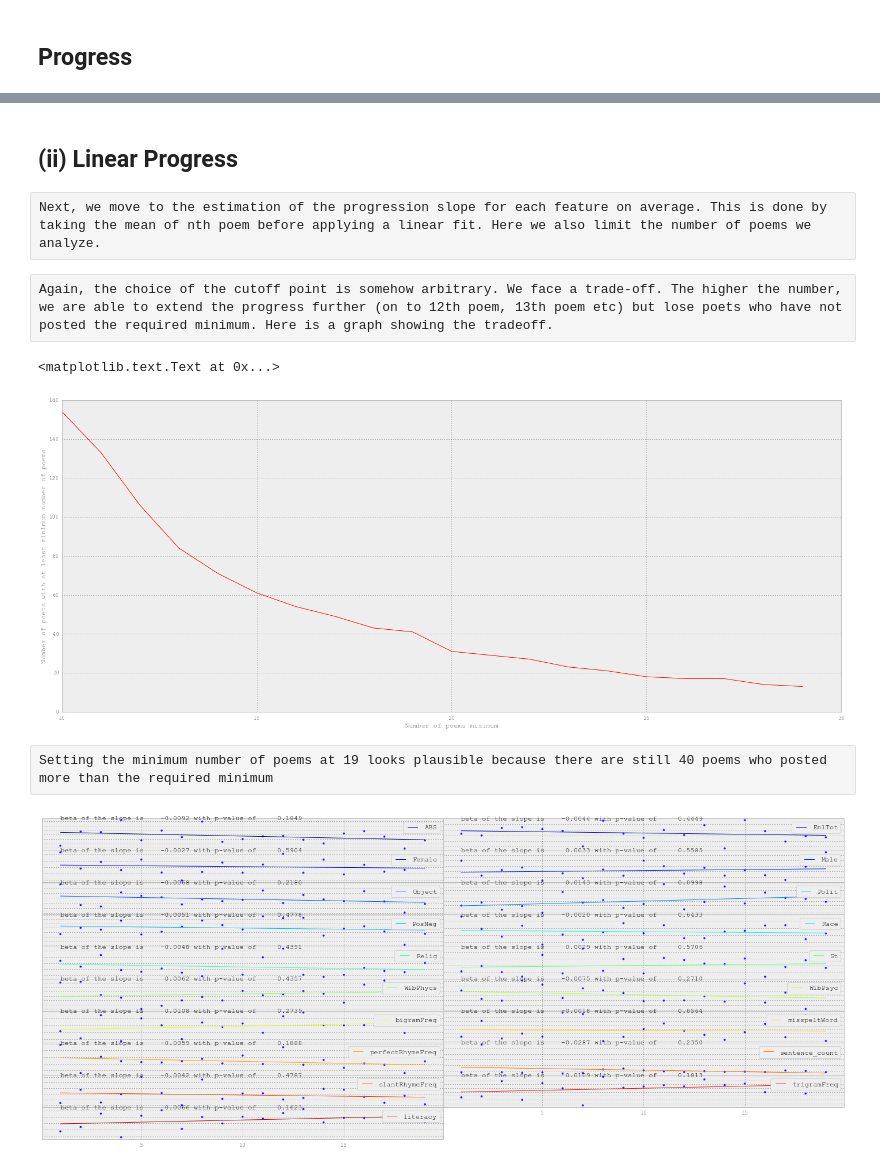
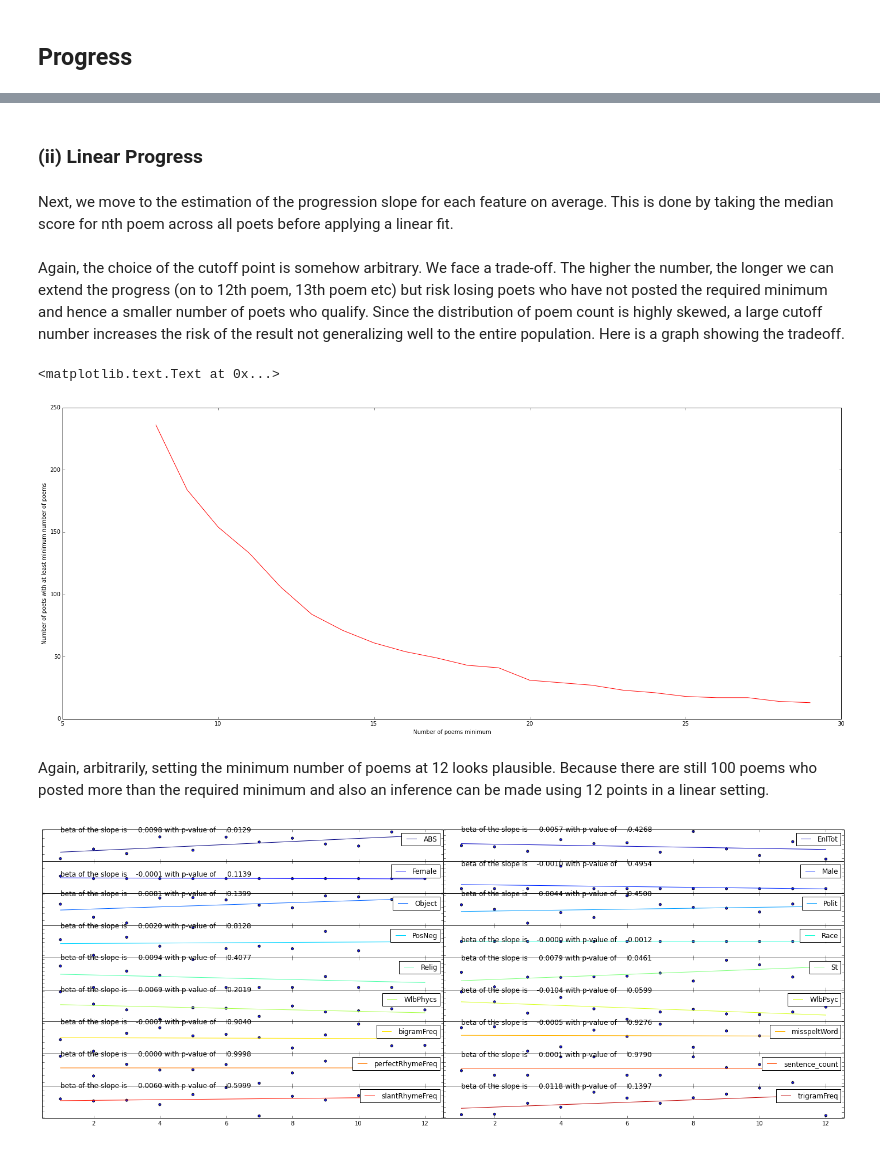
Before and after one commit to SumAllFoundation/powerpoetry, a Jupyter notebook: Powerpoetry Analysis.ipynb, the cells around one changed output, grey strips where cells are left out. Drawn from its saved outputs; the diff is of its cells as text; code cells hidden in the pictures.

Commit message:
updated analysis

```diff
--- a/Powerpoetry Analysis.ipynb
+++ b/Powerpoetry Analysis.ipynb
@@ -75,9 +101,8 @@ Initially we create post count for each user by controlling the dump behaviour w
 # %%
 #Daily Period Index
-dt = [datetime.utcfromtimestamp(poetry_features.created.iloc[n]) for n,line in enumerate(poetry_features.created)]
 poetry_features['periodindex'] = pd.PeriodIndex([pd.Period(d,'D') for d in dt])
 
-#Group By UID and PeriodIndex. Take the Mean to take into account dumping behavior.
+#Group By user id and PeriodIndex. Take the Mean to take into account dumping behavior.
 grouped = poetry_features.groupby(['uid','periodindex']).aggregate(np.mean).sort_index()
 ut = grouped.index
 
@@ -85,7 +110,8 @@ ut = grouped.index
 count_ = pd.DataFrame(grouped.index.tolist())[0].value_counts().sort_index()
 count = [i+1 for user,x in count_.iteritems() for i in range(x)]
 
-#Create indexes with user id, period and poem number.
+#Create indexes with user id, period and poem number to be used later in the analysis>
+
 nix = [(u[0],u[1],c)for c,u in zip(count,ut)]
 nth =  [x[2] for x in nix]
 uids = [x_[0] for x_ in nix]
@@ -93,12 +119,12 @@ uids = [x_[0] for x_ in nix]
 grouped.index = uids #Change the index to user IDs.
 
 
-#Little function to clean nonrequired columns and admin uids.
+#Clean nonrequired columns and admin uids.
 def clean(df):
 	#Clean. #Drop User == 1 and 0 and 4. These users represent admin.
 	try:
 		df = df.drop(['created','nid'],axis=1)
-		#df = df.drop([(0,),(1,),(4,)])
+		df = df.drop([(0,),(1,),(4,)])
 	except:
 		pass
 	return df
@@ -194,9 +250,6 @@ def seasoned(cut,nix,grouped):
 	unique_uids = np.unique([i[0] for i in ix])
 	unique_nids = [ix_[2] for ix_ in nix if ix_[0] in unique_uids] #All the nids for seasoned
 	features_ = grouped.loc[unique_uids] #Feature set for seasoned poets.
-	'Add literacy feature as a combination of ngrams and misspelt word frequencies'
-	literacy_columns = ['bigramFreq','trigramFreq','misspeltWord']
-	features_['literacy'] = features_[literacy_columns].mean(axis=1)
 	#print len(unique_uids)
 	return(features_, unique_nids, unique_uids)
 
@@ -214,9 +267,9 @@ def distribution_betas(seasoned_poets,unique_uids):
 			X = arange(len(score))+1
 			X = sm.add_constant(X)
 			res = sm.OLS(y,X).fit() #OLS
-			if x < 1: #Show for the first user
-				print feature, uid
-				print res.summary()
+			#if x < 1: #Show for the first user
+			#	print feature, uid
+			#	print res.summary()
 			#
 			betas_user[x,z] = res.params[1]
 			if res.f_pvalue<0.05: #Take the beta with a p-value threshold!
@@ -274,0 +312,4 @@ If we extend the analysis onto different cutoff points (11,12,..) we see that AB
+# %%
+cut = 12
+seasoned_poets, unique_nids,unique_uids = seasoned(cut,nix,grouped) #Returns poems from poets with more than n poems. UID is the index
+distribution_betas(seasoned_poets,unique_uids)
@@ -275,7 +319,7 @@ If we extend the analysis onto different cutoff points (11,12,..) we see that AB
 # %% [markdown]
-## (ii) Linear Progress
+### (ii) Linear Progress
-# %% [raw]
-Next, we move to the estimation of the progression slope for each feature on average. This is done by taking the mean of nth poem before applying a linear fit. Here we also limit the number of poems we analyze.
+# %% [markdown]
+Next, we move to the estimation of the progression slope for each feature on average. This is done by taking the median score for nth poem across all poets before applying a linear fit.
 # %%
 def abbreviate(seasoned_poets,cut):
 	seasoned_poets_abbreviated = seasoned_poets.copy()
@@ -300,9 +344,9 @@ def average_progress_chart(seasoned_poets_abbreviated,unique_nids):
 		plt.setp(sx.get_yticklabels(), visible=False)
 		#Median for each poem number first
 		#print column
-		mean_feature = feature.groupby(feature.index).mean()
-		y = mean_feature.values
-		X = mean_feature.index
+		median_feature = feature.groupby(feature.index).median()
+		y = median_feature.values
+		X = median_feature.index
 		X = sm.add_constant(X)
 		res = sm.OLS(y,X).fit()
 		betas_median_feature[k] = res.params[1]
@@ -321,12 +365,12 @@ def average_progress_chart(seasoned_poets_abbreviated,unique_nids):
 		plt.legend([column])
 		xlim(0,cut)
 		plt.autoscale(tight=True)
-# %% [raw]
-Again, the choice of the cutoff point is somehow arbitrary. We face a trade-off. The higher the number, we are able to extend the progress further (on to 12th poem, 13th poem etc) but lose poets who have not posted the required minimum. Here is a graph showing the tradeoff.
+# %% [markdown]
+Again, the choice of the cutoff point is somehow arbitrary. We face a trade-off. The higher the number, the longer we can extend the progress (on to 12th poem, 13th poem etc) but risk losing poets who have not posted the required minimum and hence a smaller number of poets who qualify. Since the distribution of poem count is highly skewed, a large cutoff number increases the risk of the result not generalizing well to the entire population. Here is a graph showing the tradeoff.
 # %%
 npoems = []
 cutoff = []
-for i in range(10,30):
+for i in range(8,30):
 	seasoned_poets, unique_nids,unique_uids = seasoned(i,nix,grouped)
 	seasoned_poets_abbreviated = abbreviate(seasoned_poets,i)
 	cutoff.append(i)
@@ -337,13 +381,13 @@ ax.set_ylabel('Number of poets with at least minimum number of poems')
 ax.set_xlabel('Number of poems minimum')
 # %% [output]
 <matplotlib.text.Text at 0x...>
-[figure, old version]
+[figure, new version]
-# %% [raw]
-Setting the minimum number of poems at 19 looks plausible because there are still 40 poems who posted more than the required minimum
+# %% [markdown]
+Again, arbitrarily, setting the minimum number of poems at 12 looks plausible. Because there are still 100 poems who posted more than the required minimum and also an inference can be made using 12 points in a linear setting.
 # %%
-i = 19
+i = 12
 seasoned_poets, unique_nids,unique_uids = seasoned(i,nix,grouped)
 seasoned_poets_abbreviated = abbreviate(seasoned_poets,i)
 average_progress_chart(seasoned_poets_abbreviated,unique_nids)
 # %% [output]
-[figure, old version]
+[figure, new version]
```
Also changed, not shown: parts of 53 cells of this notebook.
